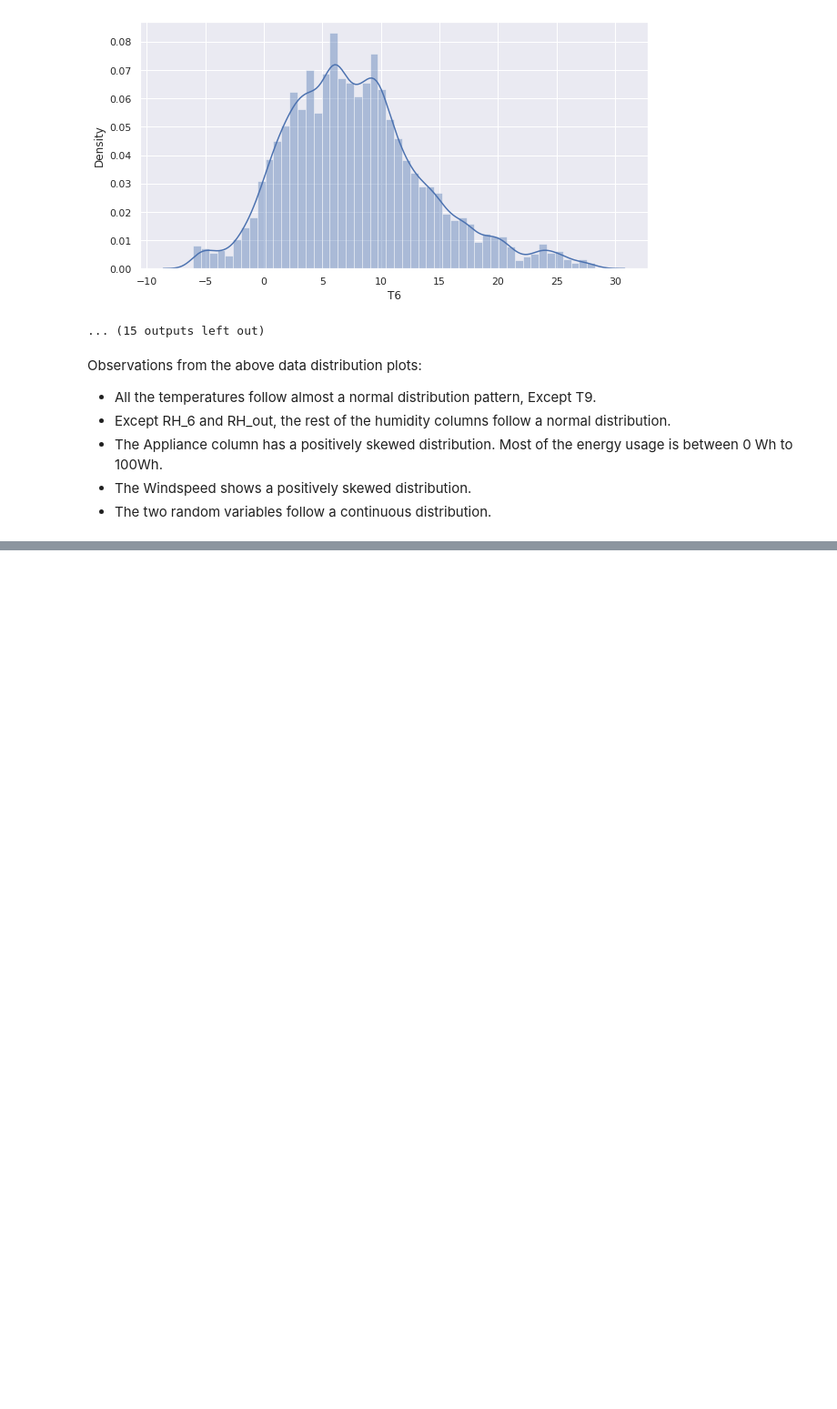
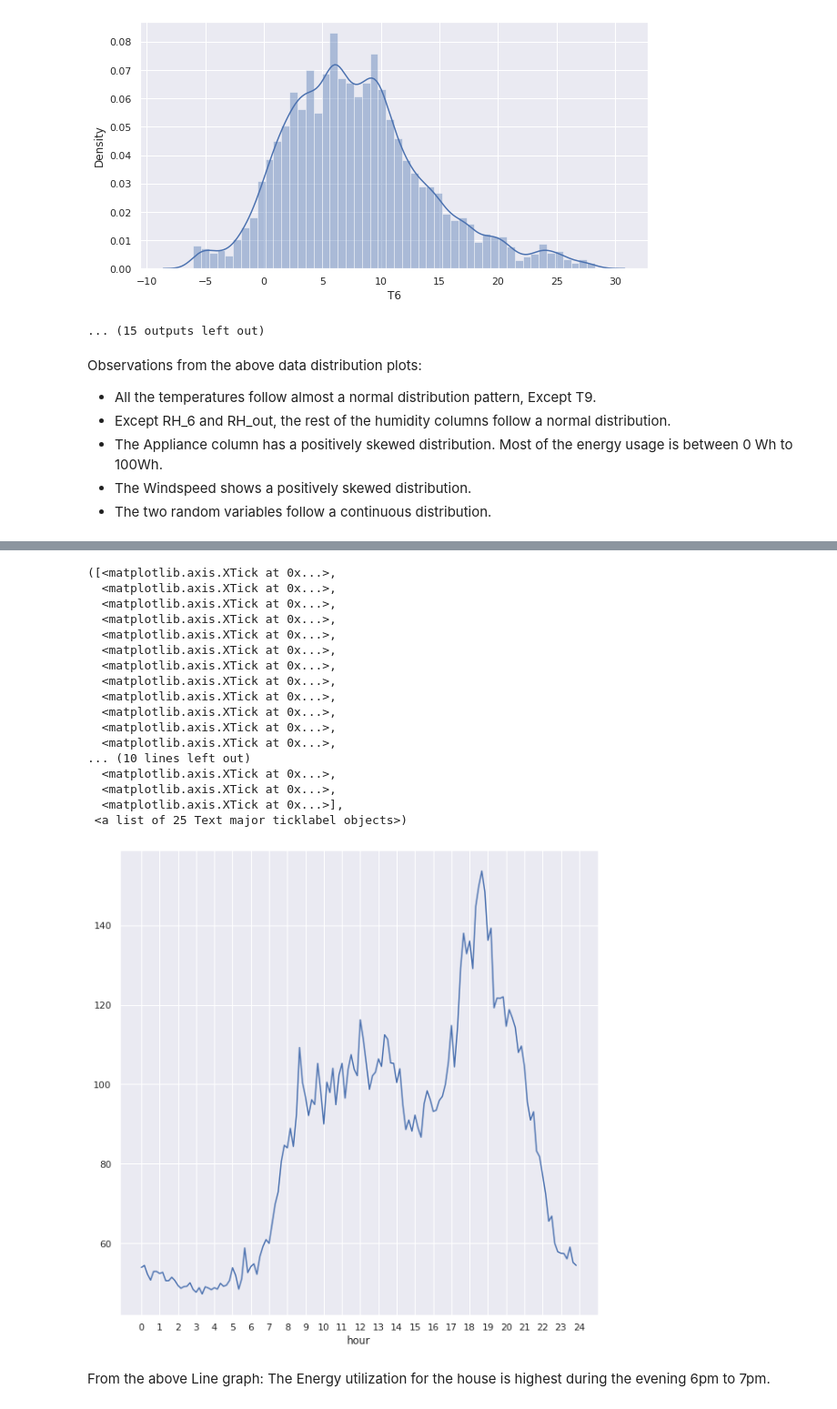
Before and after one commit to Srijan-Rai/Appliane-Energy-Prediction, a Jupyter notebook: ApplianceEnergyPrediction.ipynb, the cells around one changed output, grey strips where cells are left out. Shown at 91% size. Cells and saved outputs as stored; diff of their text form; code cells hidden in the pictures; blank space fills up the shorter version.

Commit message:
Data Visualisation

```diff
--- a/ApplianceEnergyPrediction.ipynb
+++ b/ApplianceEnergyPrediction.ipynb
@@ -96,0 +101,5 @@ The dataset consists of the following columns:
+# %%
+df['date'] = pd.to_datetime(df['date'])
+# %%
+df['hour']=(df['date'].dt.hour)+((df['date'].dt.minute)/60)
+df
@@ -282,0 +310,5 @@ Observations from the above data distribution plots:
+# %%
+df['date'] = pd.to_datetime(df['date'])
+# %%
+df['hour']=(df['date'].dt.hour)+((df['date'].dt.minute)/60)
+df
@@ -282,0 +329,27 @@ Observations from the above data distribution plots:
+# %%
+plt.figure(figsize=(10,10))
+df.groupby("hour")["Appliances"].mean().plot()
+sns.set_theme(style = "darkgrid")
+plt.xticks(list(range(0, 25)))
+# %% [output]
+([<matplotlib.axis.XTick at 0x...>,
+  <matplotlib.axis.XTick at 0x...>,
+  <matplotlib.axis.XTick at 0x...>,
+  <matplotlib.axis.XTick at 0x...>,
+  <matplotlib.axis.XTick at 0x...>,
+  <matplotlib.axis.XTick at 0x...>,
+  <matplotlib.axis.XTick at 0x...>,
+  <matplotlib.axis.XTick at 0x...>,
+  <matplotlib.axis.XTick at 0x...>,
+  <matplotlib.axis.XTick at 0x...>,
+  <matplotlib.axis.XTick at 0x...>,
+  <matplotlib.axis.XTick at 0x...>,
+... (10 lines left out)
+  <matplotlib.axis.XTick at 0x...>,
+  <matplotlib.axis.XTick at 0x...>,
+  <matplotlib.axis.XTick at 0x...>],
+ <a list of 25 Text major ticklabel objects>)
+[figure, added]
+# %% [markdown]
+From the above Line graph:
+The Energy utilization for the house is highest during the evening 6pm to 7pm.
```
Also changed, not shown: parts of 14 cells of this notebook.
